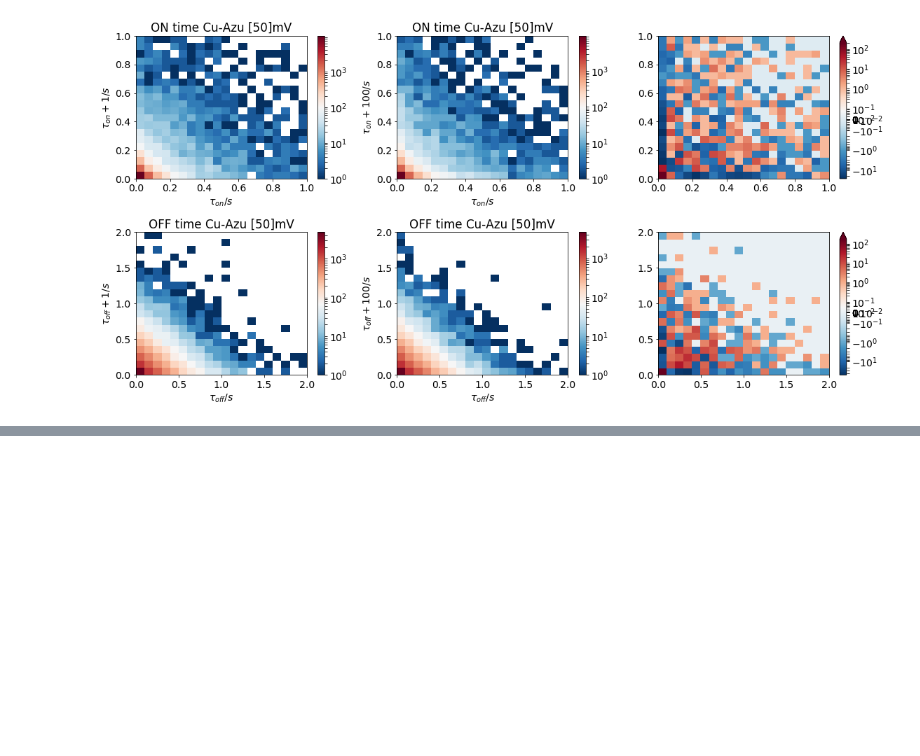
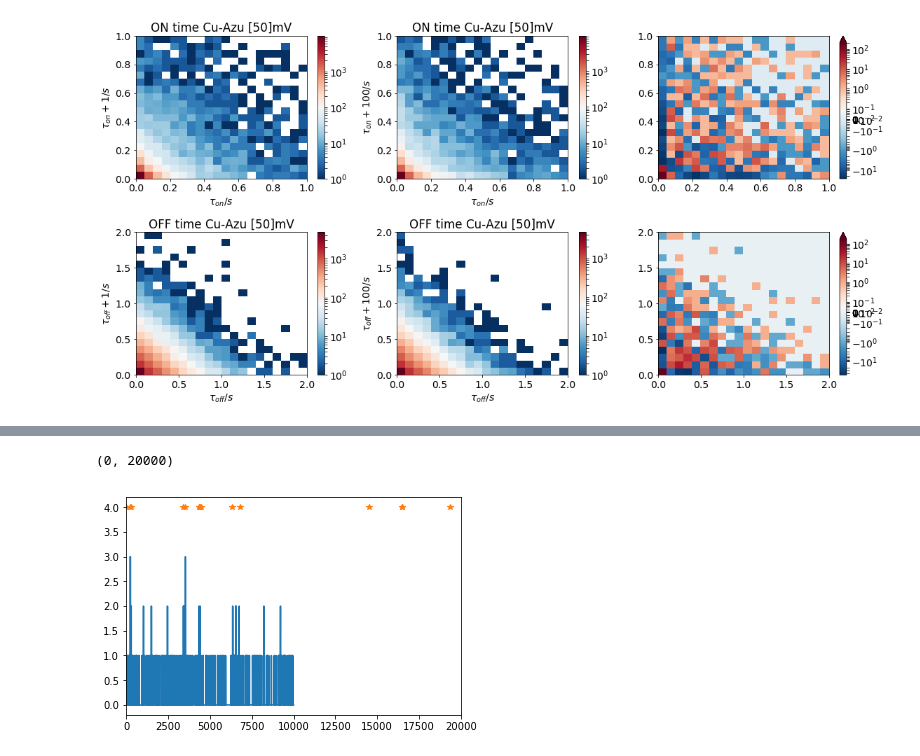
Before and after one commit to biswajitSM/Azurin_SM_repo, a Jupyter notebook: Analysis/Analysis_General.ipynb, the cells around one changed output, grey strips where cells are left out. Saved outputs shown, nothing was run; the diff lists cells and outputs as text; code cells hidden in the pictures; blank space fills up the shorter version.

```diff
--- a/Analysis/Analysis_General.ipynb
+++ b/Analysis/Analysis_General.ipynb
@@ -1831,0 +1847,18 @@ Number of off events: 17491
+# %%
+datn = '../temp/chnagepoint_test/Point_A9_100mV(18)_60.5_1600s_26.pt3.datnbinned';
+cp = '../temp/chnagepoint_test/Point_A9_100mV(18)_60.5_1600s_26.pt3.datnbinned.cp';
+df_datn = pd.read_csv(datn, header=None);
+df_cp = pd.read_csv(cp, header=None, sep='\s+')
+# %%
+points=20000
+datn_array = np.genfromtxt(datn);
+datn_array = datn_array[:points]
+cp_array = np.genfromtxt(cp).astype(int);
+cp_array = cp_array[:points, 0]
+# %%
+plt.plot(datn_array)
+plt.plot(cp_array, 4*np.ones(len(cp_array)), '*')
+plt.xlim(0, 20000)
+# %% [output]
+(0, 20000)
+[figure, added]
```
Also changed, not shown: parts of 6 cells of this notebook, 5 other files.
